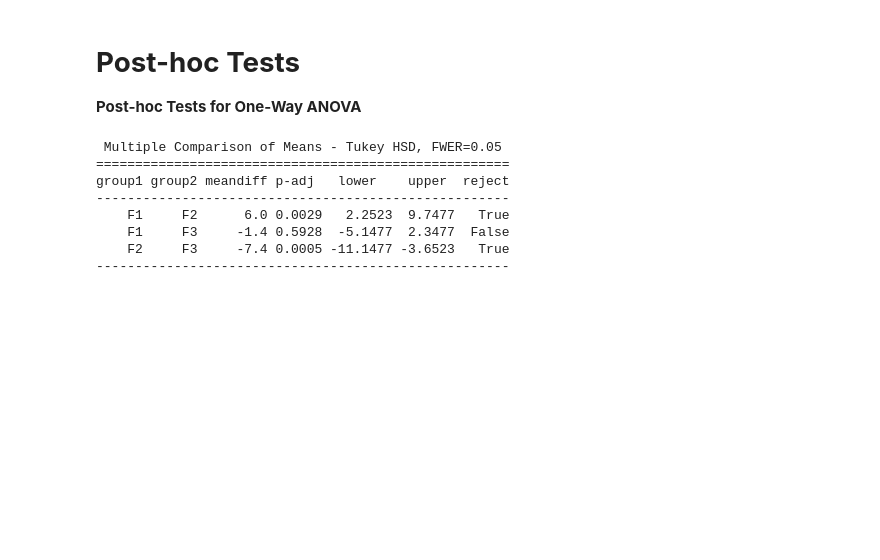
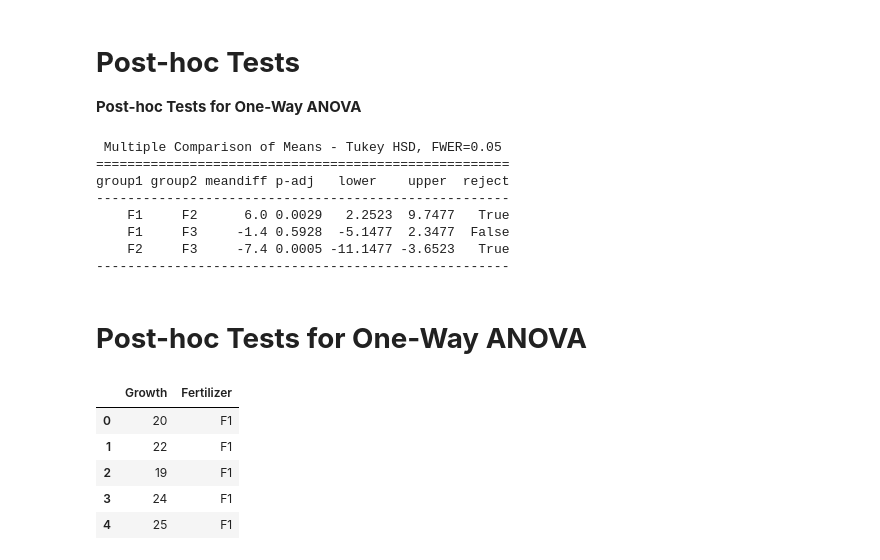
Before and after one commit to Saifullah785/statistics-for-data-science-journey, a Jupyter notebook: Lecture_04_ANOVA/Lecture_04_ANOVA.ipynb, the cells around one changed output. Saved outputs shown, nothing was run; the diff lists cells and outputs as text; code cells hidden in the pictures; blank space fills up the shorter version.

Commit message:
Created using Colab while practicing and understanding the code in the Lecture_04_ANOVA

```diff
--- a/Lecture_04_ANOVA/Lecture_04_ANOVA.ipynb
+++ b/Lecture_04_ANOVA/Lecture_04_ANOVA.ipynb
@@ -242,3 +242,23 @@ group1 group2 meandiff p-adj   lower    upper  reject
     F1     F3     -1.4 0.5928  -5.1477  2.3477  False
     F2     F3     -7.4 0.0005 -11.1477 -3.6523   True
 -----------------------------------------------------
+# %% [markdown]
+# **Post-hoc Tests for One-Way ANOVA**
+# %%
+from statsmodels.stats.multicomp import pairwise_tukeyhsd
+import numpy as np
+
+data = {
+    'Growth': np.concatenate([fertilizer1, fertilizer2, fertilizer3]),
+    'Fertilizer': ['F1']*len(fertilizer1) + ['F2']*len(fertilizer2) + ['F3']*len(fertilizer3)
+}
+# %%
+df = pd.DataFrame(data)
+df.head()
+# %% [output]
+|  | Growth | Fertilizer |
+| 0 | 20 | F1 |
+| 1 | 22 | F1 |
+| 2 | 19 | F1 |
+| 3 | 24 | F1 |
+| 4 | 25 | F1 |
```
Also changed, not shown: parts of 1 cell of this notebook.
